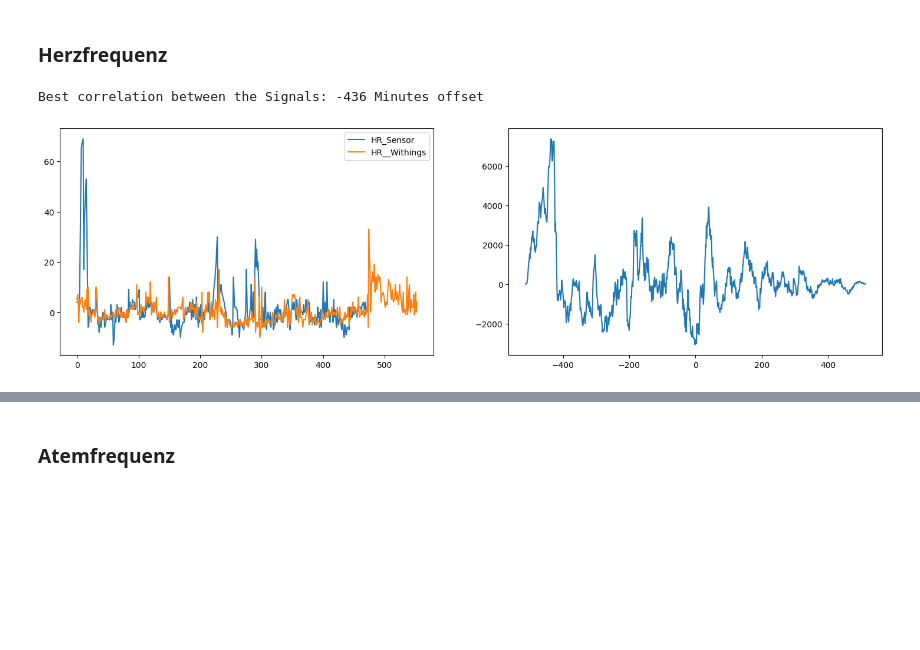
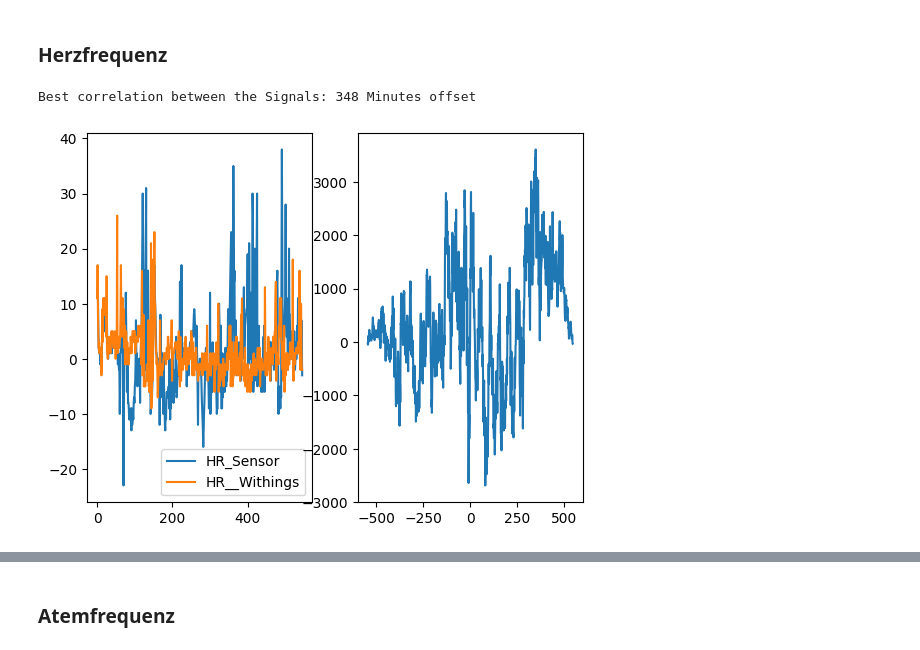
Before and after one commit to markusstraesser/Code, a Jupyter notebook: Evaluation.ipynb, the cells around one changed output, grey strips where cells are left out. Saved outputs shown, nothing was run; the diff lists cells and outputs as text; code cells hidden in the pictures; blank space fills up the shorter version.

Commit message:
uncommented some plotting

```diff
--- a/Evaluation.ipynb
+++ b/Evaluation.ipynb
@@ -7,32 +7,34 @@
 # %%
 import matplotlib.pyplot as plt
 import pandas as pd
 import numpy as np
 from scipy import signal
 
-date = "30112021"
+date = "05122021"
 
 df_sensor = pd.read_csv("Sensordata/clean/" + date + "_sensor_data")
 df_withings = pd.read_csv("Withings_Data/clean/" + date + "_withings_data")
 
+clean_start = 15
+offset = 20
 hr_sensor = df_sensor["hr_sensor"].to_list()
 hr_withings = df_withings["hr_withings"].to_list()
 # hr_s_norm = (hr_sensor - np.min(hr_sensor)) / (np.max(hr_sensor) - np.min(hr_sensor))
 # hr_w_norm = (hr_withings - np.min(hr_withings)) / (np.max(hr_withings) - np.min(hr_withings))
-hr_s_norm = hr_sensor - np.median(hr_sensor)
-hr_w_norm = hr_withings - np.median(hr_withings)
+hr_s_norm = hr_sensor[clean_start:-clean_start] - np.median(hr_sensor[clean_start:-clean_start])
+hr_w_norm = hr_withings[offset:len(hr_s_norm)+offset] - np.median(hr_withings[offset:len(hr_s_norm)+offset])
 cross_corr = signal.correlate(hr_s_norm, hr_w_norm, "full", method="fft").tolist()
 x_vals = range(int(-len(cross_corr)/2), int(-len(cross_corr)/2)+int(len(cross_corr)))
 plt.style.use('default')
-plt.rcParams['figure.figsize'] = [18,5]
+#plt.rcParams['figure.figsize'] = [18,5]
 plt.subplot(121)
 plt.plot(hr_s_norm, label="HR_Sensor")
 plt.plot(hr_w_norm, label="HR__Withings")
 plt.legend()
 plt.subplot(122)
 plt.plot(x_vals, cross_corr)
 plt.show
 print("Best correlation between the Signals:", cross_corr.index(max(cross_corr))-int(len(cross_corr)/2), "Minutes offset")
 # %% [output]
-Best correlation between the Signals: -436 Minutes offset
+Best correlation between the Signals: 348 Minutes offset
-[figure, old version]
+[figure, new version]
```
Also changed, not shown: parts of 4 cells of this notebook, 1 other file.
